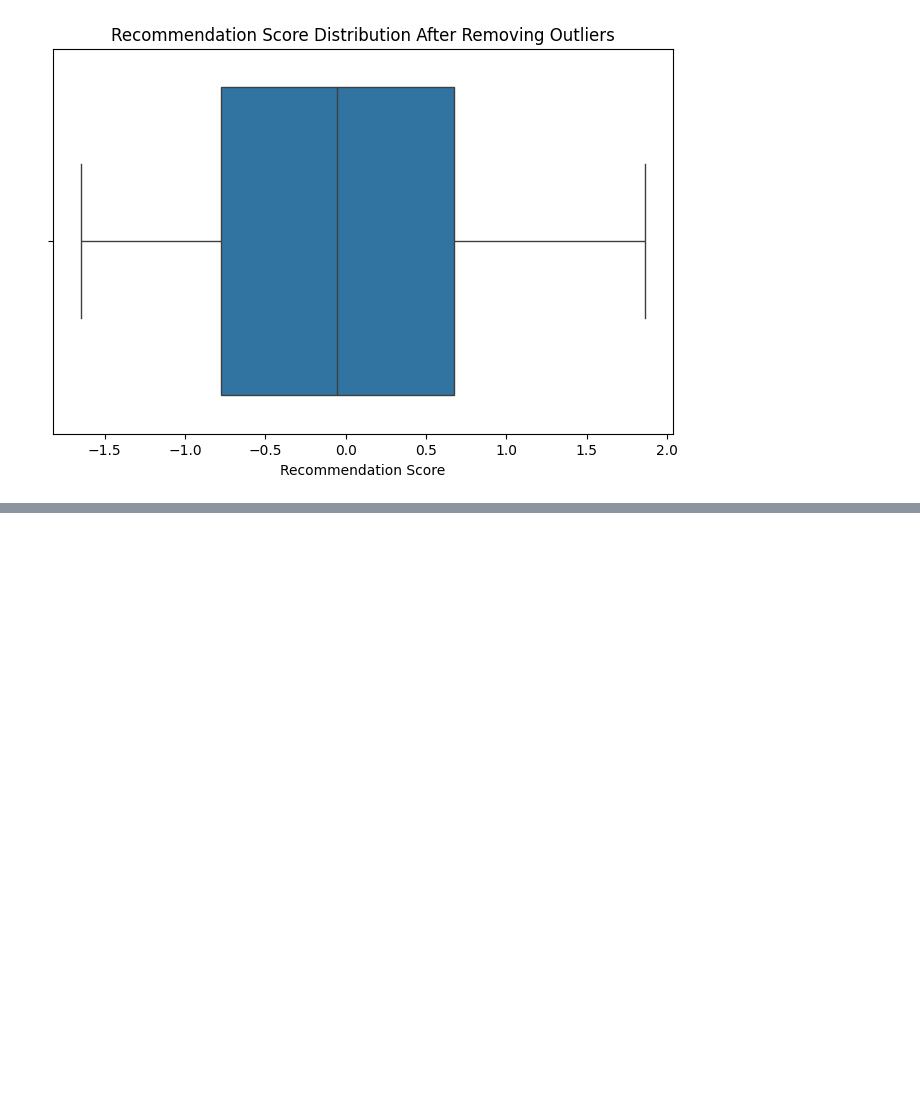
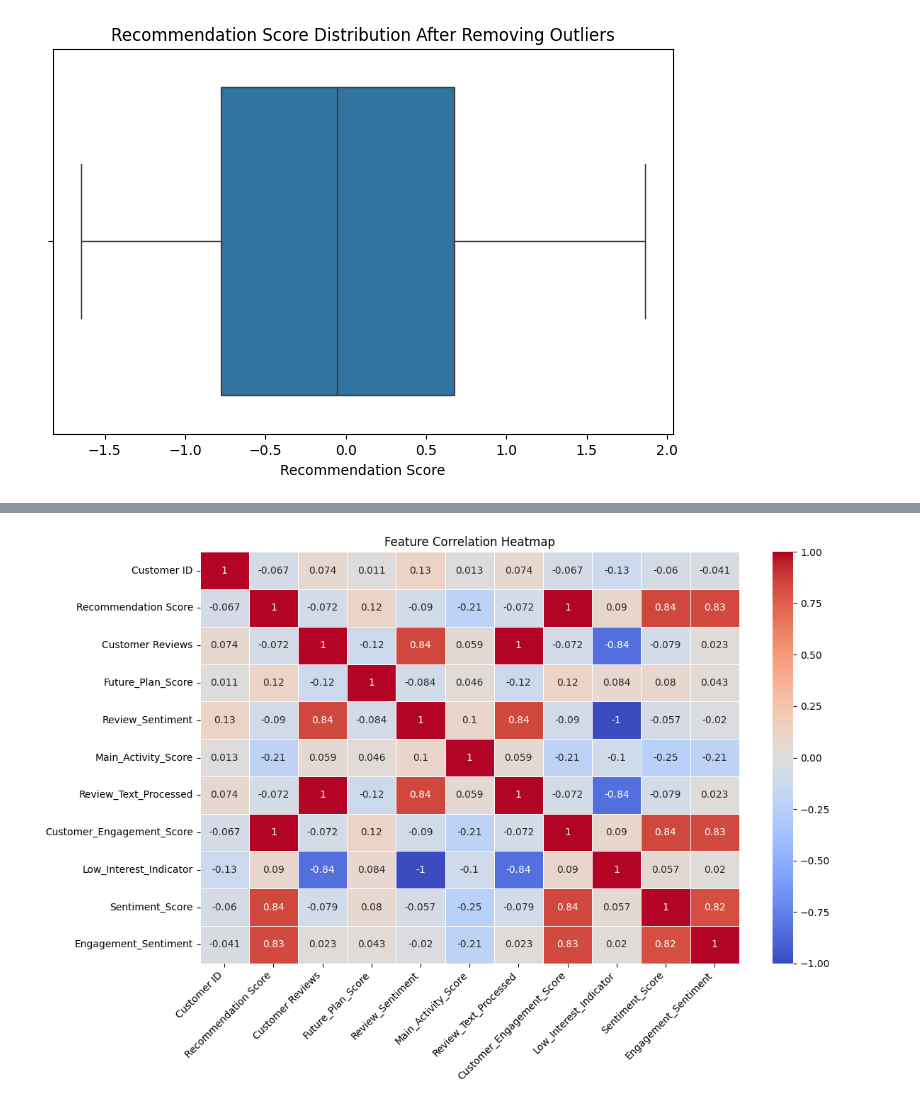
Before and after one commit to Dhinuksharan/Furn_Trim, a Jupyter notebook: Data_processing_test_2.ipynb, the cells around one changed output, grey strips where cells are left out. Saved outputs shown, nothing was run; the diff lists cells and outputs as text; code cells hidden in the pictures; blank space fills up the shorter version.

```diff
--- a/Data_processing_test_2.ipynb
+++ b/Data_processing_test_2.ipynb
@@ -108,0 +241,18 @@ plt.show()
+# %%
+# Identify numeric columns with more than one unique value
+valid_numerical_features = customer_survey_df.select_dtypes(include=[np.number]).nunique()
+valid_numerical_features = valid_numerical_features[valid_numerical_features > 1].index
+
+# Compute the correlation matrix only for valid numerical features
+corr_matrix = customer_survey_df[valid_numerical_features].corr(min_periods=1)
+
+# Plot the heatmap again
+plt.figure(figsize=(12, 8))
+sns.heatmap(corr_matrix, annot=True, cmap="coolwarm", linewidths=0.5)
+plt.title("Feature Correlation Heatmap")
+plt.xticks(rotation=45, ha="right")
+plt.yticks(rotation=0)
+plt.tight_layout()
+plt.show()
+# %% [output]
+[figure, added]
```
Also changed, not shown: parts of 25 cells of this notebook.
